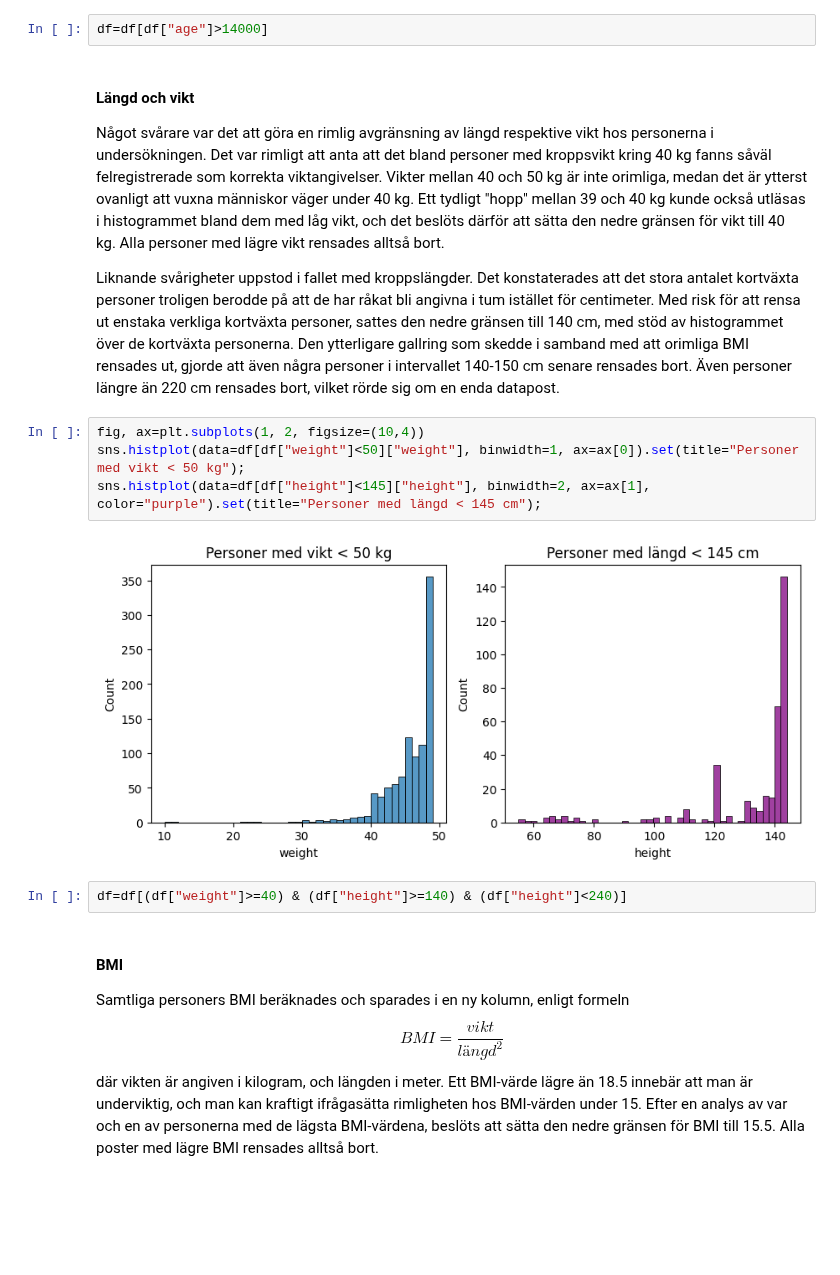
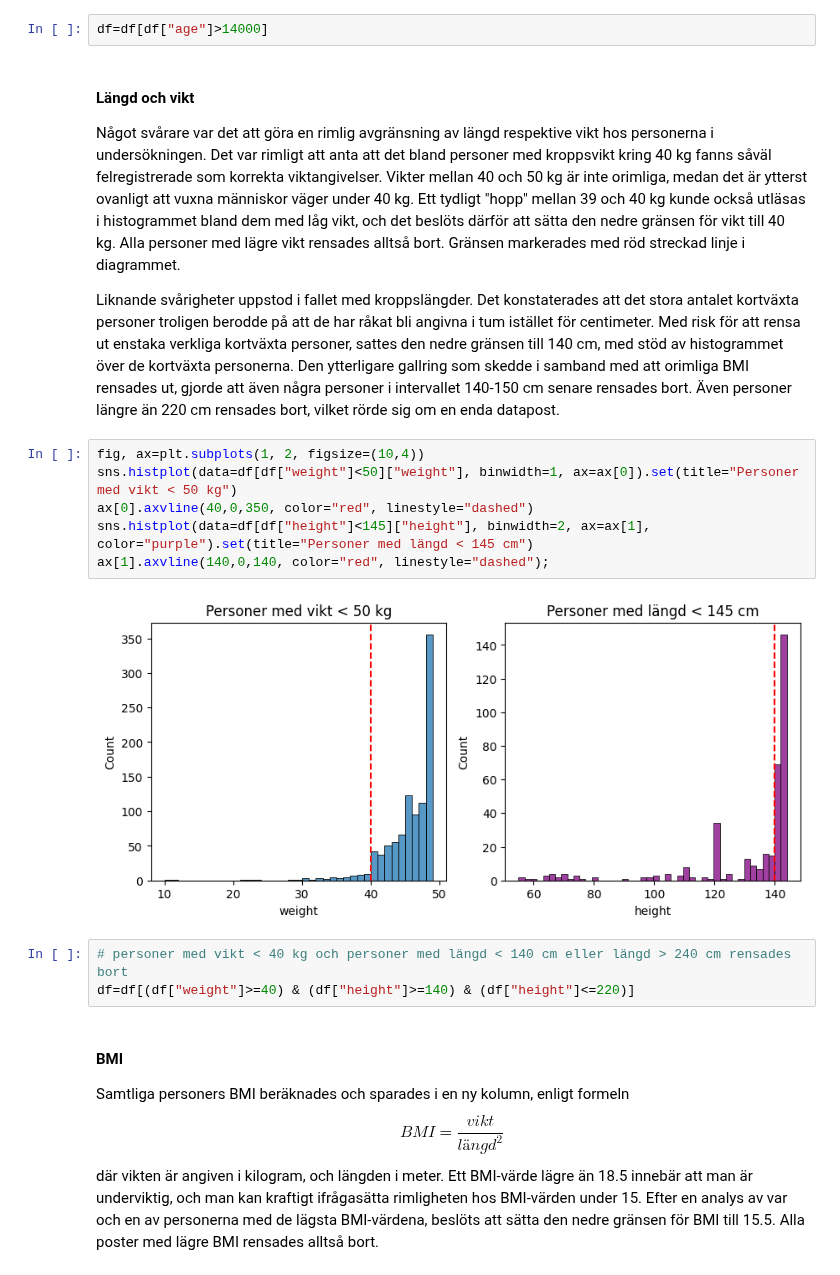
Before and after one commit to bearwinterfirth/medical, a Jupyter notebook: Del2_Feature_Eng.ipynb, the cells around one changed output. Saved outputs shown, nothing was run; the diff lists cells and outputs as text; blank space fills up the shorter version.

```diff
--- a/Del2_Feature_Eng.ipynb
+++ b/Del2_Feature_Eng.ipynb
@@ -15,17 +15,20 @@ Efter att ha konstaterat en tydlig avgränsning av åldrarna vid den nedre grän
 df=df[df["age"]>14000]
 # %% [markdown]
 #### Längd och vikt
-Något svårare var det att göra en rimlig avgränsning av längd respektive vikt hos personerna i undersökningen. Det var rimligt att anta att det bland personer med kroppsvikt kring 40 kg fanns såväl felregistrerade som korrekta viktangivelser. Vikter mellan 40 och 50 kg är inte orimliga, medan det är ytterst ovanligt att vuxna människor väger under 40 kg. Ett tydligt "hopp" mellan 39 och 40 kg kunde också utläsas i histogrammet bland dem med låg vikt, och det beslöts därför att sätta den nedre gränsen för vikt till 40 kg. Alla personer med lägre vikt rensades alltså bort.
+Något svårare var det att göra en rimlig avgränsning av längd respektive vikt hos personerna i undersökningen. Det var rimligt att anta att det bland personer med kroppsvikt kring 40 kg fanns såväl felregistrerade som korrekta viktangivelser. Vikter mellan 40 och 50 kg är inte orimliga, medan det är ytterst ovanligt att vuxna människor väger under 40 kg. Ett tydligt "hopp" mellan 39 och 40 kg kunde också utläsas i histogrammet bland dem med låg vikt, och det beslöts därför att sätta den nedre gränsen för vikt till 40 kg. Alla personer med lägre vikt rensades alltså bort. Gränsen markerades med röd streckad linje i diagrammet.
 
 Liknande svårigheter uppstod i fallet med kroppslängder. Det konstaterades att det stora antalet kortväxta personer troligen berodde på att de har råkat bli angivna i tum istället för centimeter. Med risk för att rensa ut enstaka verkliga kortväxta personer, sattes den nedre gränsen till 140 cm, med stöd av histogrammet över de kortväxta personerna. Den ytterligare gallring som skedde i samband med att orimliga BMI rensades ut, gjorde att även några personer i intervallet 140-150 cm senare rensades bort. Även personer längre än 220 cm rensades bort, vilket rörde sig om en enda datapost.
 # %%
 fig, ax=plt.subplots(1, 2, figsize=(10,4))
-sns.histplot(data=df[df["weight"]<50]["weight"], binwidth=1, ax=ax[0]).set(title="Personer med vikt < 50 kg");
-sns.histplot(data=df[df["height"]<145]["height"], binwidth=2, ax=ax[1], color="purple").set(title="Personer med längd < 145 cm");
+sns.histplot(data=df[df["weight"]<50]["weight"], binwidth=1, ax=ax[0]).set(title="Personer med vikt < 50 kg")
+ax[0].axvline(40,0,350, color="red", linestyle="dashed")
+sns.histplot(data=df[df["height"]<145]["height"], binwidth=2, ax=ax[1], color="purple").set(title="Personer med längd < 145 cm")
+ax[1].axvline(140,0,140, color="red", linestyle="dashed");
 # %% [output]
-[figure, old version]
+[figure, new version]
 # %%
-df=df[(df["weight"]>=40) & (df["height"]>=140) & (df["height"]<240)]
+# personer med vikt < 40 kg och personer med längd < 140 cm eller längd > 240 cm rensades bort
+df=df[(df["weight"]>=40) & (df["height"]>=140) & (df["height"]<=220)]
 # %% [markdown]
 #### BMI
 Samtliga personers BMI beräknades och sparades i en ny kolumn, enligt formeln
```
Also changed, not shown: parts of 7 cells of this notebook, 2 other files.
